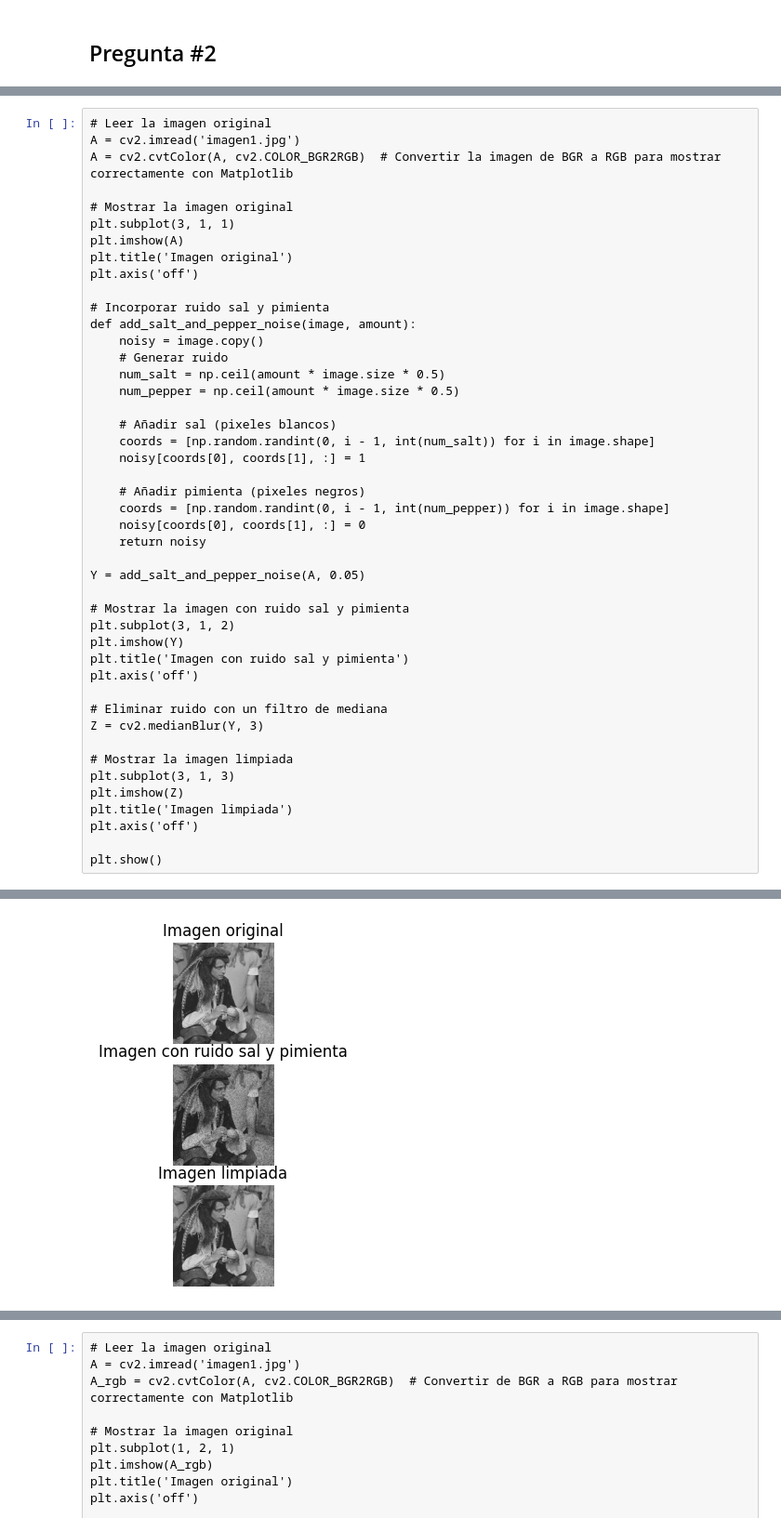
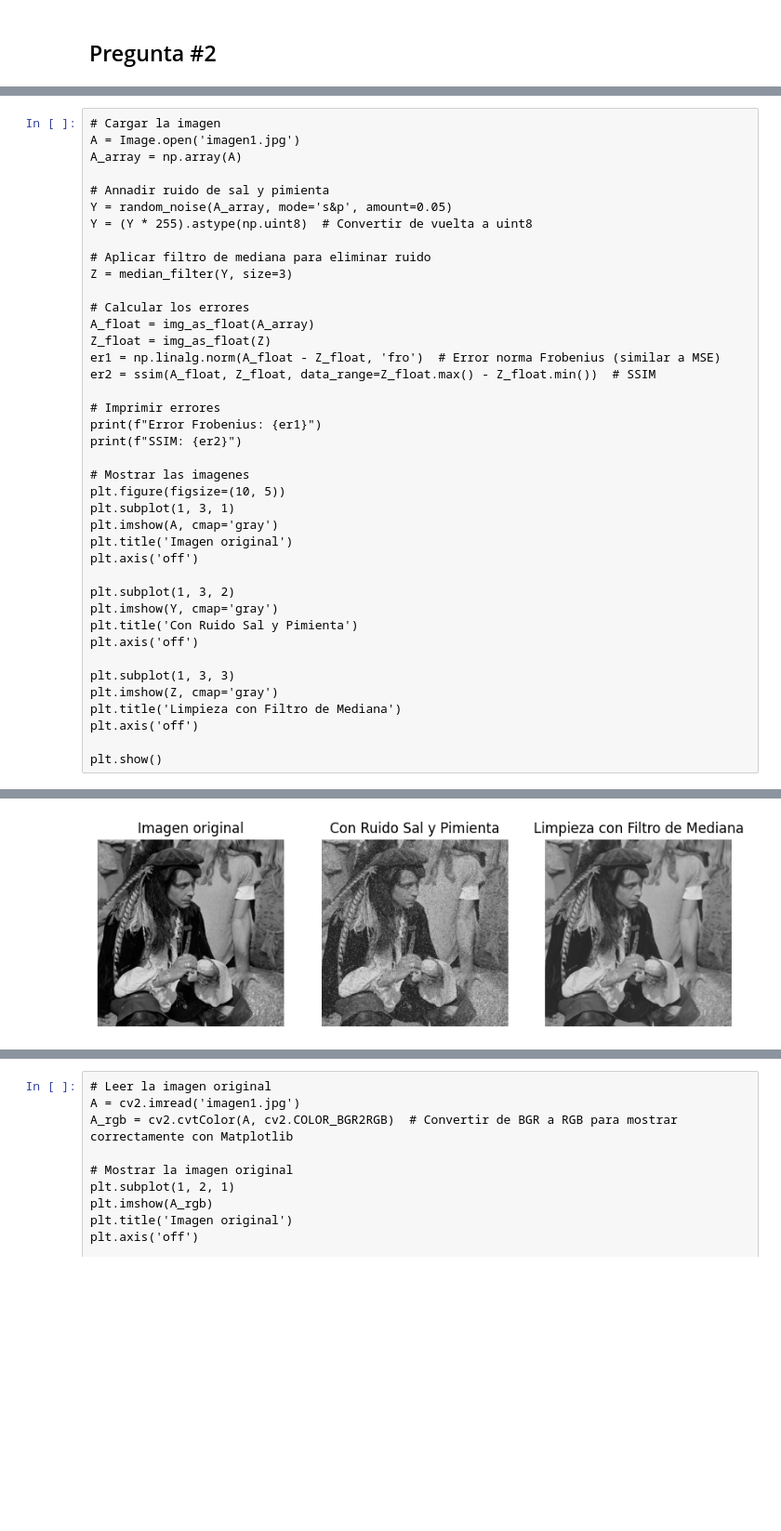
Before and after one commit to Ignaciograne/PAID, a Jupyter notebook: Catalogos/tareas_cortas_bloque1.ipynb, the cells around one changed output, grey strips where cells are left out. Shown at 93% size. Drawn from its saved outputs; the diff is of its cells as text; blank space fills up the shorter version.

```diff
--- a/Catalogos/tareas_cortas_bloque1.ipynb
+++ b/Catalogos/tareas_cortas_bloque1.ipynb
@@ -238,45 +246,40 @@ import matplotlib.pyplot as plt
 # %%
-# Leer la imagen original
-A = cv2.imread('imagen1.jpg')
-A = cv2.cvtColor(A, cv2.COLOR_BGR2RGB)  # Convertir la imagen de BGR a RGB para mostrar correctamente con Matplotlib
+# Cargar la imagen
+A = Image.open('imagen1.jpg')
+A_array = np.array(A)
 
-# Mostrar la imagen original
-plt.subplot(3, 1, 1)
-plt.imshow(A)
+# Annadir ruido de sal y pimienta
+Y = random_noise(A_array, mode='s&p', amount=0.05)
+Y = (Y * 255).astype(np.uint8)  # Convertir de vuelta a uint8
+
+# Aplicar filtro de mediana para eliminar ruido
+Z = median_filter(Y, size=3)
+
+# Calcular los errores
+A_float = img_as_float(A_array)
+Z_float = img_as_float(Z)
+er1 = np.linalg.norm(A_float - Z_float, 'fro')  # Error norma Frobenius (similar a MSE)
+er2 = ssim(A_float, Z_float, data_range=Z_float.max() - Z_float.min())  # SSIM
+
+# Imprimir errores
+print(f"Error Frobenius: {er1}")
+print(f"SSIM: {er2}")
+
+# Mostrar las imagenes
+plt.figure(figsize=(10, 5))
+plt.subplot(1, 3, 1)
+plt.imshow(A, cmap='gray')
 plt.title('Imagen original')
 plt.axis('off')
 
-# Incorporar ruido sal y pimienta
-def add_salt_and_pepper_noise(image, amount):
-    noisy = image.copy()
-    # Generar ruido
-    num_salt = np.ceil(amount * image.size * 0.5)
-    num_pepper = np.ceil(amount * image.size * 0.5)
-
-    # Añadir sal (pixeles blancos)
-    coords = [np.random.randint(0, i - 1, int(num_salt)) for i in image.shape]
-    noisy[coords[0], coords[1], :] = 1
-
-    # Añadir pimienta (pixeles negros)
-    coords = [np.random.randint(0, i - 1, int(num_pepper)) for i in image.shape]
-    noisy[coords[0], coords[1], :] = 0
-    return noisy
-
-Y = add_salt_and_pepper_noise(A, 0.05)
-
-# Mostrar la imagen con ruido sal y pimienta
-plt.subplot(3, 1, 2)
-plt.imshow(Y)
-plt.title('Imagen con ruido sal y pimienta')
+plt.subplot(1, 3, 2)
+plt.imshow(Y, cmap='gray')
+plt.title('Con Ruido Sal y Pimienta')
 plt.axis('off')
 
-# Eliminar ruido con un filtro de mediana
-Z = cv2.medianBlur(Y, 3)
-
-# Mostrar la imagen limpiada
-plt.subplot(3, 1, 3)
-plt.imshow(Z)
-plt.title('Imagen limpiada')
+plt.subplot(1, 3, 3)
+plt.imshow(Z, cmap='gray')
+plt.title('Limpieza con Filtro de Mediana')
 plt.axis('off')
 
 plt.show()
@@ -284,2 +289,2 @@ plt.show()
-[figure, old version]
+[figure, new version]
 # %%
```
Also changed, not shown: parts of 24 cells of this notebook, 3 other files.
